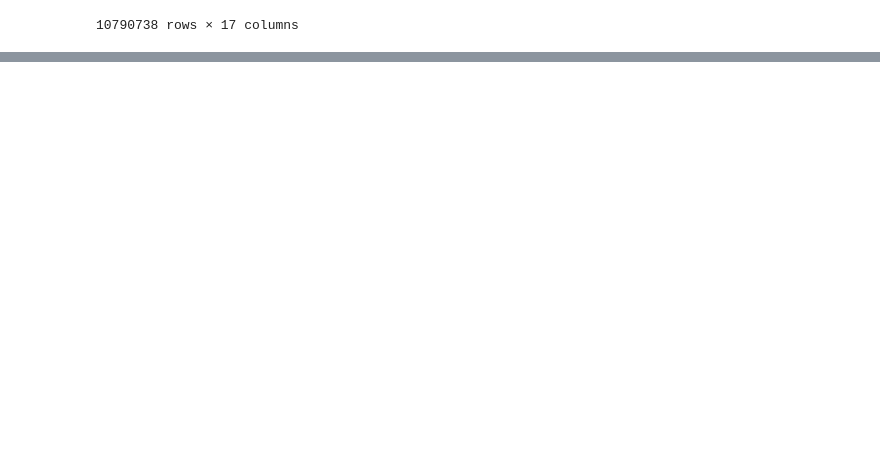
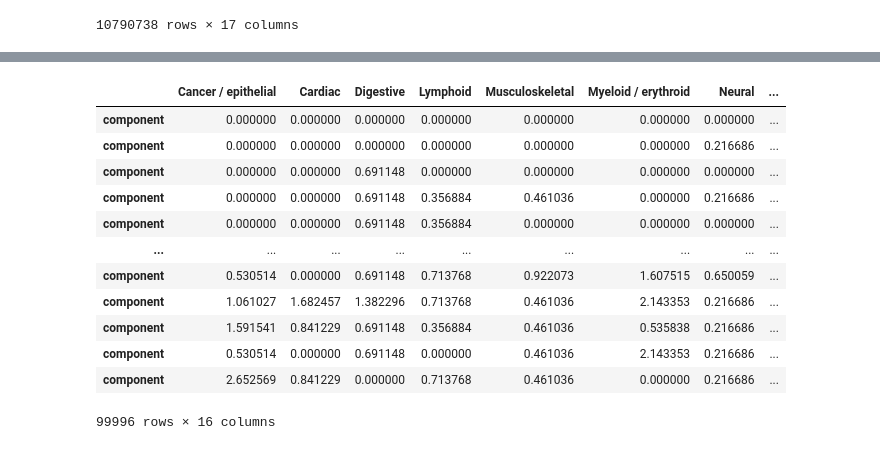
Before and after one commit to meuleman/gilbertAPI, a Jupyter notebook: externalresources/code/cleaner_score_fusion.ipynb, the cells around one changed output, grey strips where cells are left out. Saved outputs shown, nothing was run; the diff lists cells and outputs as text; code cells hidden in the pictures; blank space fills up the shorter version.

Commit message:
updated DHS and chromatin state enrichment for 25kb regions

```diff
--- a/externalresources/code/cleaner_score_fusion.ipynb
+++ b/externalresources/code/cleaner_score_fusion.ipynb
@@ -1061,0 +1098,3 @@ protein_assoc_sub
+# %%
+pkl_file = pd.read_pickle('../output/dhs_enrichment_25kb.pkl')
+pkl_file
@@ -1061,0 +1119,18 @@ protein_assoc_sub
+# %%
+enrichment_df = pd.concat(pkl_file, axis=1).T
+# %%
+enrichment_df
+# %% [output]
+|  | Cancer / epithelial | Cardiac | Digestive | Lymphoid | Musculoskeletal | Myeloid / erythroid | Neural | ... |
+| component | 0.000000 | 0.000000 | 0.000000 | 0.000000 | 0.000000 | 0.000000 | 0.000000 | ... |
+| component | 0.000000 | 0.000000 | 0.000000 | 0.000000 | 0.000000 | 0.000000 | 0.216686 | ... |
+| component | 0.000000 | 0.000000 | 0.691148 | 0.000000 | 0.000000 | 0.000000 | 0.000000 | ... |
+| component | 0.000000 | 0.000000 | 0.691148 | 0.356884 | 0.461036 | 0.000000 | 0.216686 | ... |
+| component | 0.000000 | 0.000000 | 0.691148 | 0.356884 | 0.000000 | 0.000000 | 0.000000 | ... |
+| ... | ... | ... | ... | ... | ... | ... | ... | ... |
+| component | 0.530514 | 0.000000 | 0.691148 | 0.713768 | 0.922073 | 1.607515 | 0.650059 | ... |
+| component | 1.061027 | 1.682457 | 1.382296 | 0.713768 | 0.461036 | 2.143353 | 0.216686 | ... |
+| component | 1.591541 | 0.841229 | 0.691148 | 0.356884 | 0.461036 | 0.535838 | 0.216686 | ... |
+| component | 0.530514 | 0.000000 | 0.691148 | 0.000000 | 0.461036 | 2.143353 | 0.216686 | ... |
+| component | 2.652569 | 0.841229 | 0.000000 | 0.713768 | 0.461036 | 0.000000 | 0.216686 | ... |
+99996 rows × 16 columns
```
Also changed, not shown: parts of 3 cells of this notebook, 6 other files.
